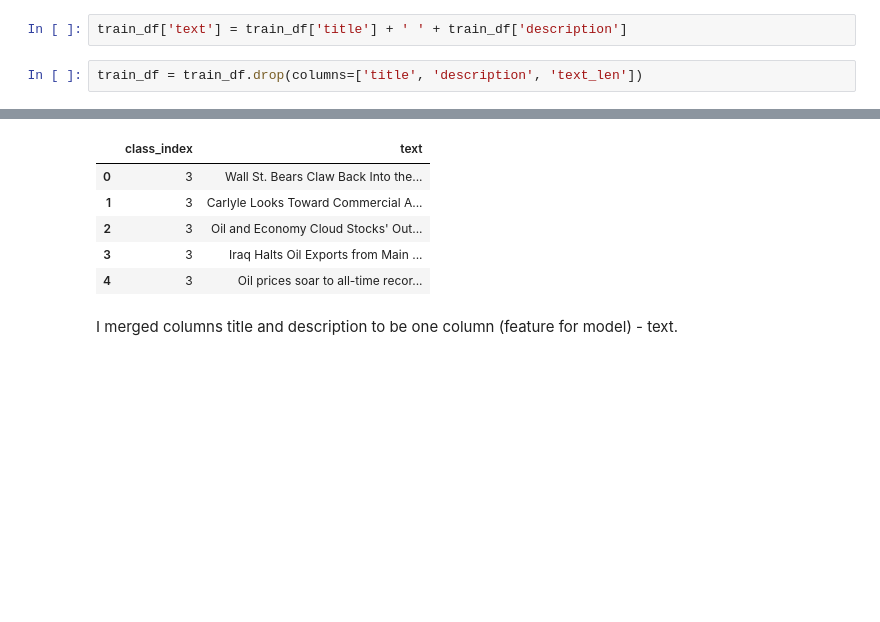
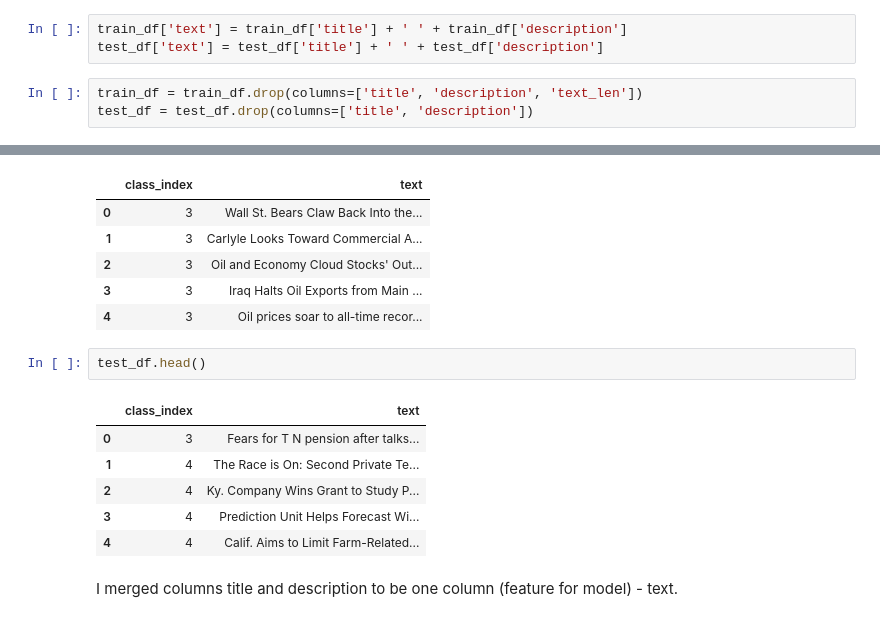
Before and after one commit to Valasik0/HU-final-project, a Jupyter notebook: HU_final_project.ipynb, the cells around one changed output, grey strips where cells are left out. Cells and saved outputs as stored; diff of their text form; blank space fills up the shorter version.

```diff
--- a/HU_final_project.ipynb
+++ b/HU_final_project.ipynb
@@ -150,8 +156,10 @@ Lenghts of texts (features for mofel) are mostly between 25 to 50 words. There a
 ### Data preparation
 # %%
 train_df['text'] = train_df['title'] + ' ' + train_df['description']
+test_df['text'] = test_df['title'] + ' ' + test_df['description']
 # %%
 train_df = train_df.drop(columns=['title', 'description', 'text_len'])
+test_df = test_df.drop(columns=['title', 'description'])
 # %%
 train_df.head()
 # %% [output]
@@ -161,6 +169,15 @@ train_df.head()
 | 2 | 3 | Oil and Economy Cloud Stocks' Out... |
 | 3 | 3 | Iraq Halts Oil Exports from Main ... |
 | 4 | 3 | Oil prices soar to all-time recor... |
+# %%
+test_df.head()
+# %% [output]
+|  | class_index | text |
+| 0 | 3 | Fears for T N pension after talks... |
+| 1 | 4 | The Race is On: Second Private Te... |
+| 2 | 4 | Ky. Company Wins Grant to Study P... |
+| 3 | 4 | Prediction Unit Helps Forecast Wi... |
+| 4 | 4 | Calif. Aims to Limit Farm-Related... |
 # %% [markdown]
 I merged columns title and description to be one column (feature for model) - text.
 # %%
```
Also changed, not shown: parts of 25 cells of this notebook.
